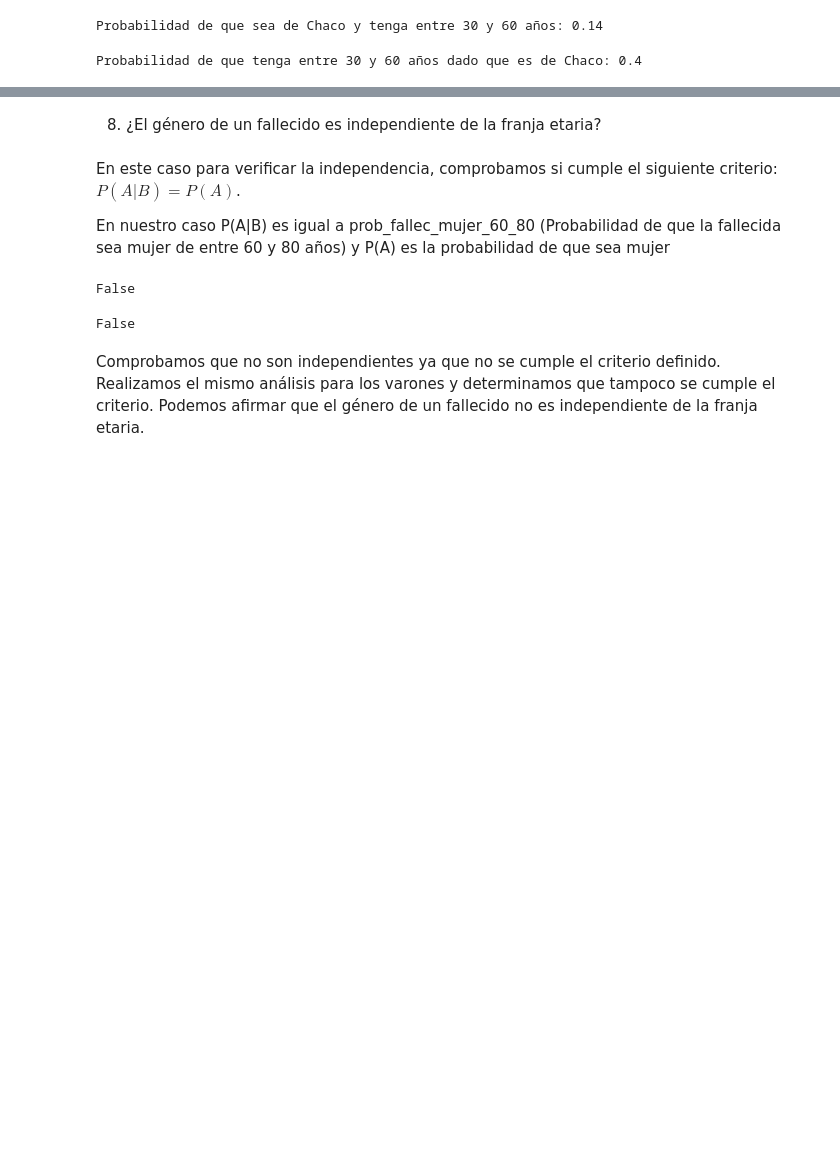
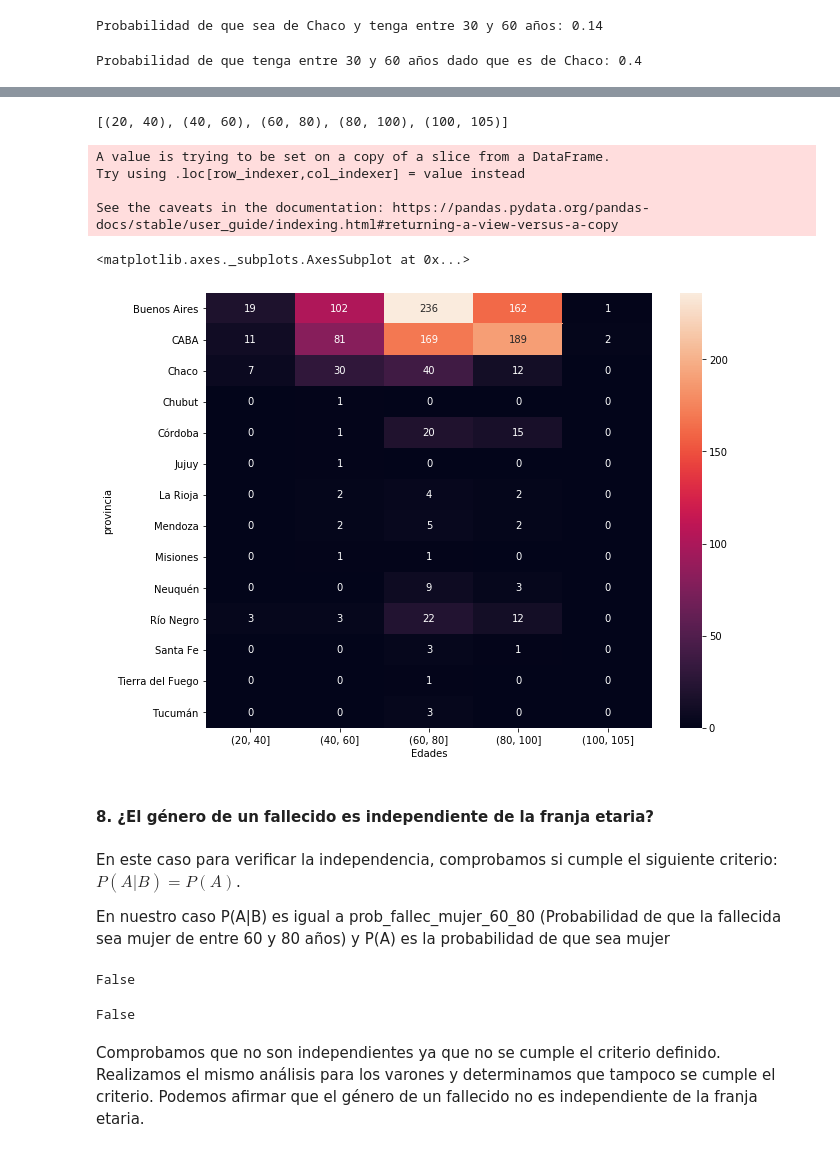
Before and after one commit to ldidone/mentoria-diplodatos, a Jupyter notebook: Practico 1/practico_1_analisis_y_visualizacion.ipynb, the cells around one changed output, grey strips where cells are left out. Drawn from its saved outputs; the diff is of its cells as text; code cells hidden in the pictures; blank space fills up the shorter version.

```diff
--- a/Practico 1/practico_1_analisis_y_visualizacion.ipynb
+++ b/Practico 1/practico_1_analisis_y_visualizacion.ipynb
@@ -560,5 +571,31 @@ Probabilidad de que tenga entre 30 y 60 años dado que es de Chaco: 0.4
+# %%
+def to_categorical(column, bin_size=20, min_cut=20, max_cut=100):
+    if min_cut is None:
+        min_cut = int(round(column.min())) - 1
+    value_max = int(np.ceil(column.max()))
+    max_cut = min(max_cut, value_max)
+    intervals = [(x, x + bin_size) for x in range(min_cut, max_cut, bin_size)]
+    if max_cut != value_max:
+        intervals.append((max_cut, value_max))
+    print(intervals)
+    return pd.cut(column, pd.IntervalIndex.from_tuples(intervals))
+# %%
+df_edades = data3[~data3.edad.isnull()]
+df_edades['Edades'] = to_categorical(df_edades.edad)
+
+plt.figure(figsize=(10, 8))
+exp = pd.crosstab(df_edades.provincia, df_edades.Edades)
+sns.heatmap(exp, annot=True, fmt='g')
+# %% [output]
+[(20, 40), (40, 60), (60, 80), (80, 100), (100, 105)]
+A value is trying to be set on a copy of a slice from a DataFrame.
+Try using .loc[row_indexer,col_indexer] = value instead
+
+See the caveats in the documentation: https://pandas.pydata.org/pandas-docs/stable/user_guide/indexing.html#returning-a-view-versus-a-copy
+<matplotlib.axes._subplots.AxesSubplot at 0x...>
+[figure, added]
 # %% [markdown]
-8.   ¿El género de un fallecido es independiente de la franja etaria?
+#### 8.   ¿El género de un fallecido es independiente de la franja etaria?
 # %% [markdown]
 En este caso para verificar la independencia, comprobamos si cumple el siguiente criterio: $P(A|B) = P(A)$.
 
```
Also changed, not shown: parts of 15 cells of this notebook, 1 other file.
